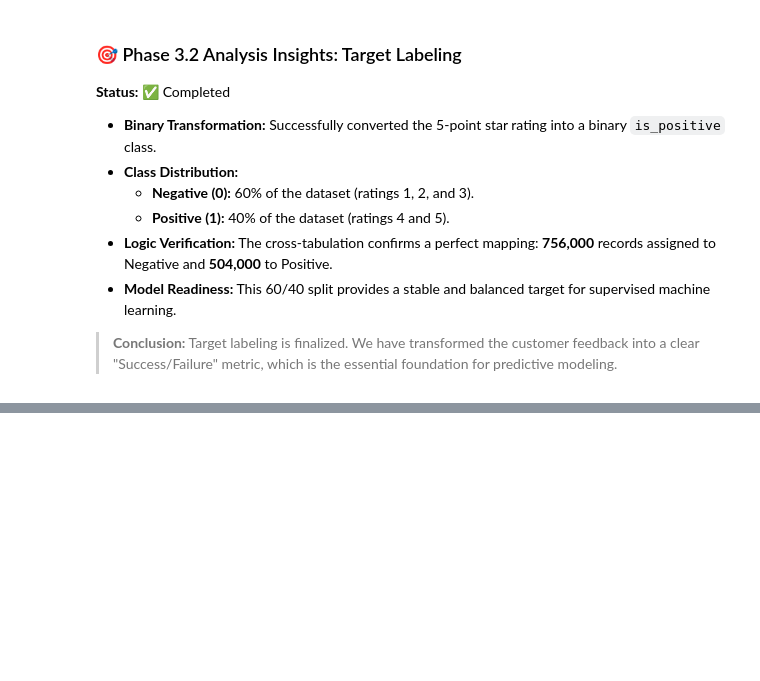
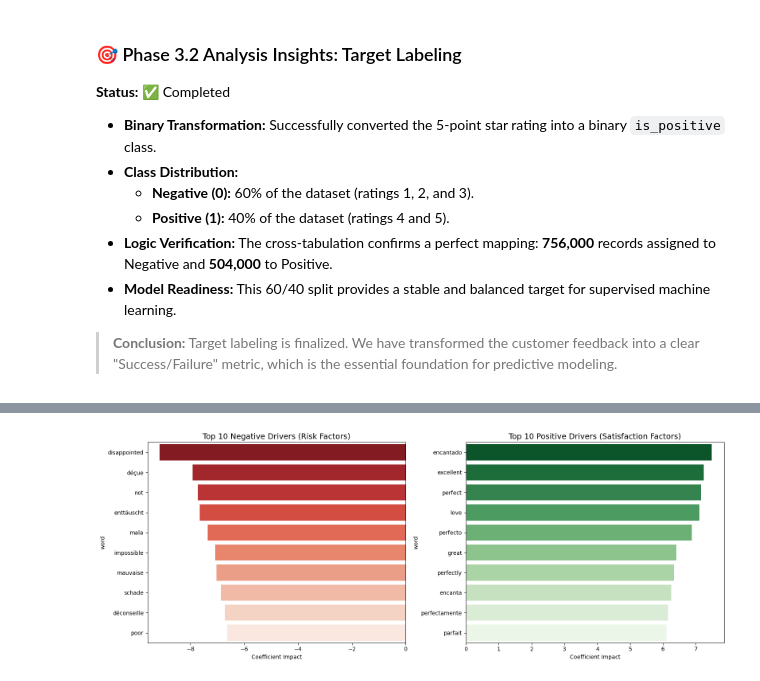
Before and after one commit to anhelinamoroz20-cell/DPP-1, a Jupyter notebook: notebooks/Amazon Reviews Multilingual.ipynb, the cells around one changed output, grey strips where cells are left out. Cells and saved outputs as stored; diff of their text form; code cells hidden in the pictures; blank space fills up the shorter version.

```diff
--- a/notebooks/Amazon Reviews Multilingual.ipynb
+++ b/notebooks/Amazon Reviews Multilingual.ipynb
@@ -398,0 +618,32 @@ Name: proportion, dtype: float64
+# %%
+# PHASE 5.2: Model Interpretability & Actionable Insights
+
+# Map coefficients to words
+words = tfidf.get_feature_names_out()
+importance = model.coef_[0]
+
+# Creating a DataFrame for visual analysis
+feature_importance = pd.DataFrame({'word': words, 'importance': importance})
+
+# Extract Top 10 Negative and Top 10 Positive drivers
+top_negative = feature_importance.sort_values(by='importance').head(10)
+top_positive = feature_importance.sort_values(by='importance', ascending=False).head(10)
+
+import warnings
+warnings.filterwarnings('ignore')
+# Create professional visualization
+fig, ax = plt.subplots(1, 2, figsize=(16, 6))
+
+# Plot Negative Drivers (Red)
+sns.barplot(x='importance', y='word', data=top_negative, palette='Reds_r', ax=ax[0])
+ax[0].set_title('Top 10 Negative Drivers (Risk Factors)', fontsize=14)
+ax[0].set_xlabel('Coefficient Impact')
+
+# Plot Positive Drivers (Green)
+sns.barplot(x='importance', y='word', data=top_positive, palette='Greens_r', ax=ax[1])
+ax[1].set_title('Top 10 Positive Drivers (Satisfaction Factors)', fontsize=14)
+ax[1].set_xlabel('Coefficient Impact')
+
+plt.tight_layout()
+# %% [output]
+[figure, added]
```
Also changed, not shown: parts of 13 cells of this notebook, 1 other file.
